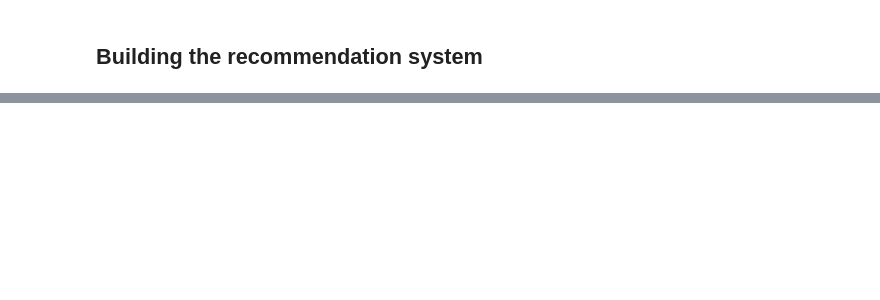
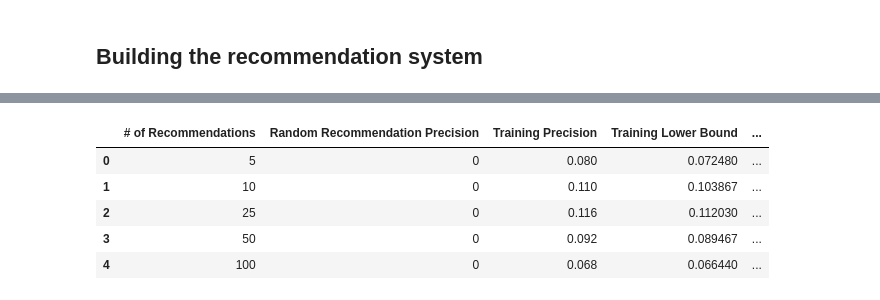
Before and after one commit to prasunshrestha/recommendation_system_for_donors, a Jupyter notebook: Modeling_Pass_Prasun.ipynb, the cells around one changed output, grey strips where cells are left out. Drawn from its saved outputs; the diff is of its cells as text; code cells hidden in the pictures; blank space fills up the shorter version.

Commit message:
Content-based Recommendation System with Results

```diff
--- a/Modeling_Pass_Prasun.ipynb
+++ b/Modeling_Pass_Prasun.ipynb
@@ -624,0 +326,12 @@ Our model got 1 hits out of 6 projects that the donor has donated.
+# %%
+# calling all the functions above
+
+ohe_training_df = oheDataFrame(donationsTrainFinal) # projects in the training dataset
+ohe_validation_df = oheDataFrame(donationsValidFinal) # projects in the validation dataset
+
+# random recommendation system for the validation dataset
+randomrec_precision_results = getPrecision(donorsValidList, 'random', donationsValidFinal, ohe_validation_df)
+
+# precision results for training dataset
+train_rec_precision_results = getPrecision(donorsTrainList, 'training', donationsTrainFinal, ohe_training_df)
+valid_rec_precision_results = getPrecision(donorsValidList, 'validation', donationsValidFinal, ohe_validation_df)
@@ -624,0 +348,15 @@ Our model got 1 hits out of 6 projects that the donor has donated.
+# %%
+randomrec_results = pd.DataFrame.from_dict(randomrec_precision_results, orient = 'index').reset_index()
+randomrec_results.columns = ['# of Recommendations', 'Random Recommendation Precision']
+# %%
+print("Training Set Results")
+print("----" * 5)
+
+rec_train_results = pd.DataFrame.from_dict(train_rec_precision_results, orient = 'index').reset_index()
+rec_train_results.columns = ['# of Recommendations', 'Training Precision']
+rec_train_results['Training Precision'] = rec_train_results['Training Precision'] * 100
+
+rec_train_results['Training Lower Bound'] = rec_train_results['Training Precision'] - 1.96 * np.sqrt(rec_train_results['Training Precision'] * (1 - rec_train_results['Training Precision']) / (rec_train_results['# of Recommendations'] * 1000))
+rec_train_results['Training Upper Bound'] = rec_train_results['Training Precision'] + 1.96 * np.sqrt(rec_train_results['Training Precision'] * (1 - rec_train_results['Training Precision']) / (rec_train_results['# of Recommendations'] * 1000))
+
+rec_train_results
@@ -624,0 +372,12 @@ Our model got 1 hits out of 6 projects that the donor has donated.
+# %%
+print("Validation Set Results")
+print("----" * 5)
+
+rec_val_results = pd.DataFrame.from_dict(valid_rec_precision_results, orient = 'index').reset_index()
+rec_val_results.columns = ['# of Recommendations', 'Validation Precision']
+rec_val_results['Validation Precision'] = rec_val_results['Validation Precision'] * 100
+
+rec_val_results['Validation Lower Bound'] = rec_val_results['Validation Precision'] - 1.96 * np.sqrt(rec_val_results['Validation Precision'] * (1 - rec_val_results['Validation Precision']) / (rec_val_results['# of Recommendations'] * 1000))
+rec_val_results['Validation Upper Bound'] = rec_val_results['Validation Precision'] + 1.96 * np.sqrt(rec_val_results['Validation Precision'] * (1 - rec_val_results['Validation Precision']) / (rec_val_results['# of Recommendations'] * 1000))
+
+rec_val_results
@@ -624,0 +393,10 @@ Our model got 1 hits out of 6 projects that the donor has donated.
+# %%
+results_final = randomrec_results.merge(rec_train_results, on = '# of Recommendations').merge(rec_val_results, on = '# of Recommendations')
+results_final
+# %% [output]
+|  | # of Recommendations | Random Recommendation Precision | Training Precision | Training Lower Bound | ... |
+| 0 | 5 | 0 | 0.080 | 0.072480 | ... |
+| 1 | 10 | 0 | 0.110 | 0.103867 | ... |
+| 2 | 25 | 0 | 0.116 | 0.112030 | ... |
+| 3 | 50 | 0 | 0.092 | 0.089467 | ... |
+| 4 | 100 | 0 | 0.068 | 0.066440 | ... |
```
Also changed, not shown: parts of 64 cells of this notebook.
